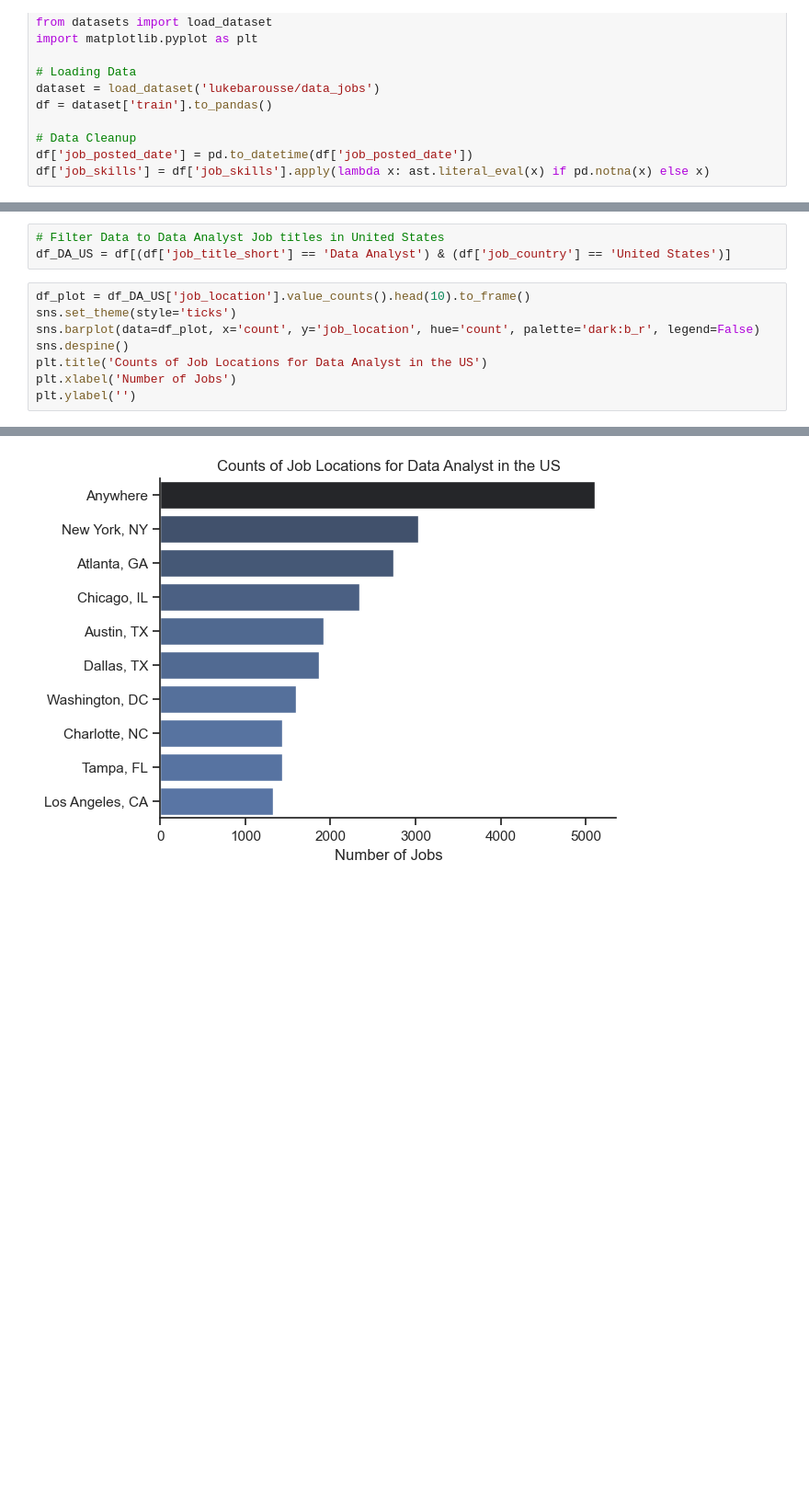
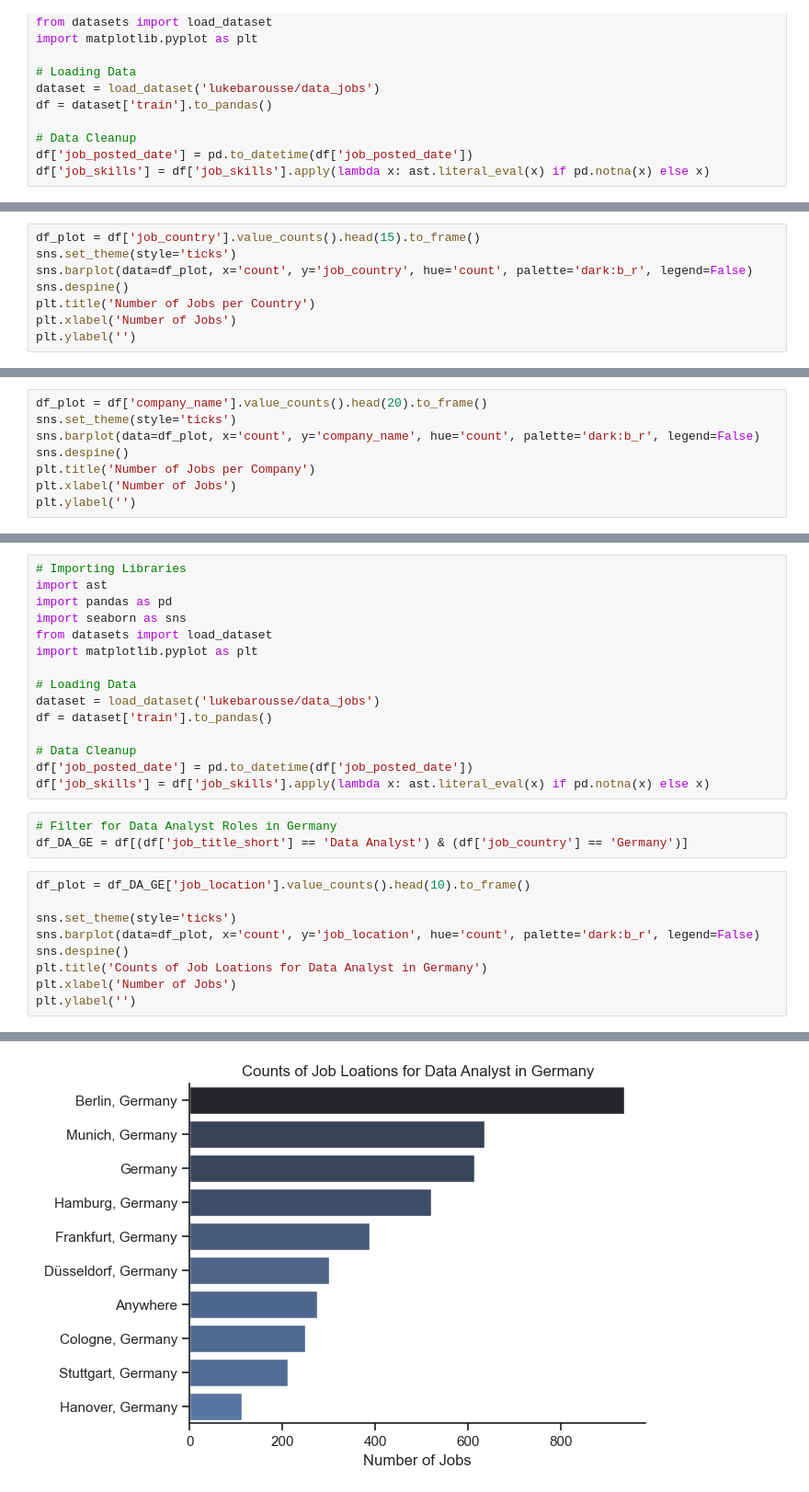
Before and after one commit to medalilou/2_Project, a Jupyter notebook: 1_IDA_Intro.ipynb, the cells around one changed output, grey strips where cells are left out. Shown: that part at 92% size. Saved outputs shown, nothing was run; the diff lists cells and outputs as text; blank space fills up the shorter version.

```diff
--- a/1_IDA_Intro.ipynb
+++ b/1_IDA_Intro.ipynb
@@ -15,0 +27,8 @@ df['job_skills'] = df['job_skills'].apply(lambda x: ast.literal_eval(x) if pd.no
+# %%
+df_plot = df['job_country'].value_counts().head(15).to_frame()
+sns.set_theme(style='ticks')
+sns.barplot(data=df_plot, x='count', y='job_country', hue='count', palette='dark:b_r', legend=False)
+sns.despine()
+plt.title('Number of Jobs per Country')
+plt.xlabel('Number of Jobs')
+plt.ylabel('')
@@ -15,0 +38,8 @@ df['job_skills'] = df['job_skills'].apply(lambda x: ast.literal_eval(x) if pd.no
+# %%
+df_plot = df['company_name'].value_counts().head(20).to_frame()
+sns.set_theme(style='ticks')
+sns.barplot(data=df_plot, x='count', y='company_name', hue='count', palette='dark:b_r', legend=False)
+sns.despine()
+plt.title('Number of Jobs per Company')
+plt.xlabel('Number of Jobs')
+plt.ylabel('')
@@ -16,14 +64,30 @@ df['job_skills'] = df['job_skills'].apply(lambda x: ast.literal_eval(x) if pd.no
+# %%
+# Importing Libraries
+import ast
+import pandas as pd
+import seaborn as sns
+from datasets import load_dataset
+import matplotlib.pyplot as plt
+
+# Loading Data
+dataset = load_dataset('lukebarousse/data_jobs')
+df = dataset['train'].to_pandas()
+
+# Data Cleanup
+df['job_posted_date'] = pd.to_datetime(df['job_posted_date'])
+df['job_skills'] = df['job_skills'].apply(lambda x: ast.literal_eval(x) if pd.notna(x) else x)
 # %%
-# Filter Data to Data Analyst Job titles in United States
-df_DA_US = df[(df['job_title_short'] == 'Data Analyst') & (df['job_country'] == 'United States')]
+# Filter for Data Analyst Roles in Germany
+df_DA_GE = df[(df['job_title_short'] == 'Data Analyst') & (df['job_country'] == 'Germany')]
 # %%
-df_plot = df_DA_US['job_location'].value_counts().head(10).to_frame()
+df_plot = df_DA_GE['job_location'].value_counts().head(10).to_frame()
+
 sns.set_theme(style='ticks')
 sns.barplot(data=df_plot, x='count', y='job_location', hue='count', palette='dark:b_r', legend=False)
 sns.despine()
-plt.title('Counts of Job Locations for Data Analyst in the US')
+plt.title('Counts of Job Loations for Data Analyst in Germany')
 plt.xlabel('Number of Jobs')
 plt.ylabel('')
 # %% [output]
 Text(0, 0.5, '')
-[figure, old version]
+[figure, new version]
```
Also changed, not shown: parts of 5 cells of this notebook.
